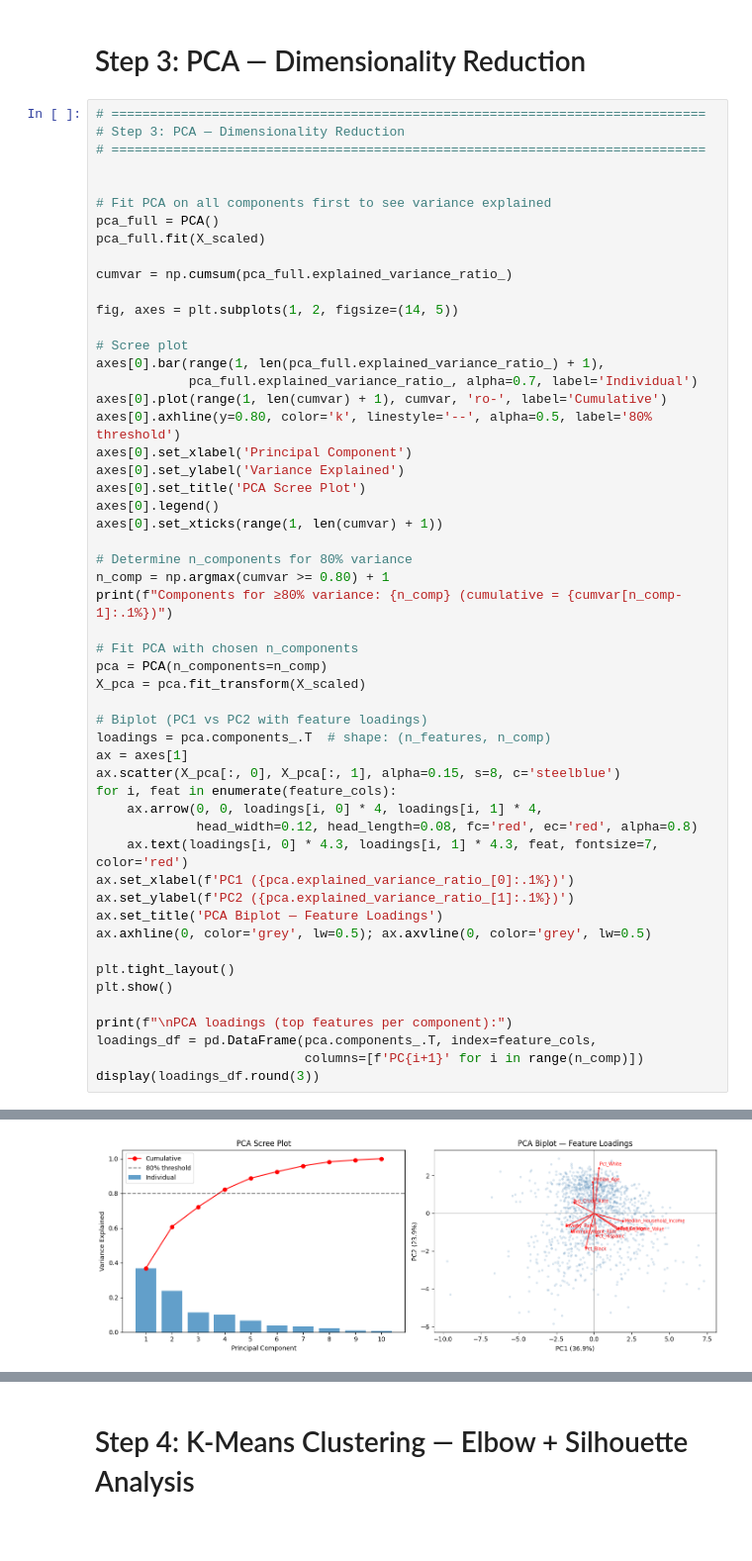
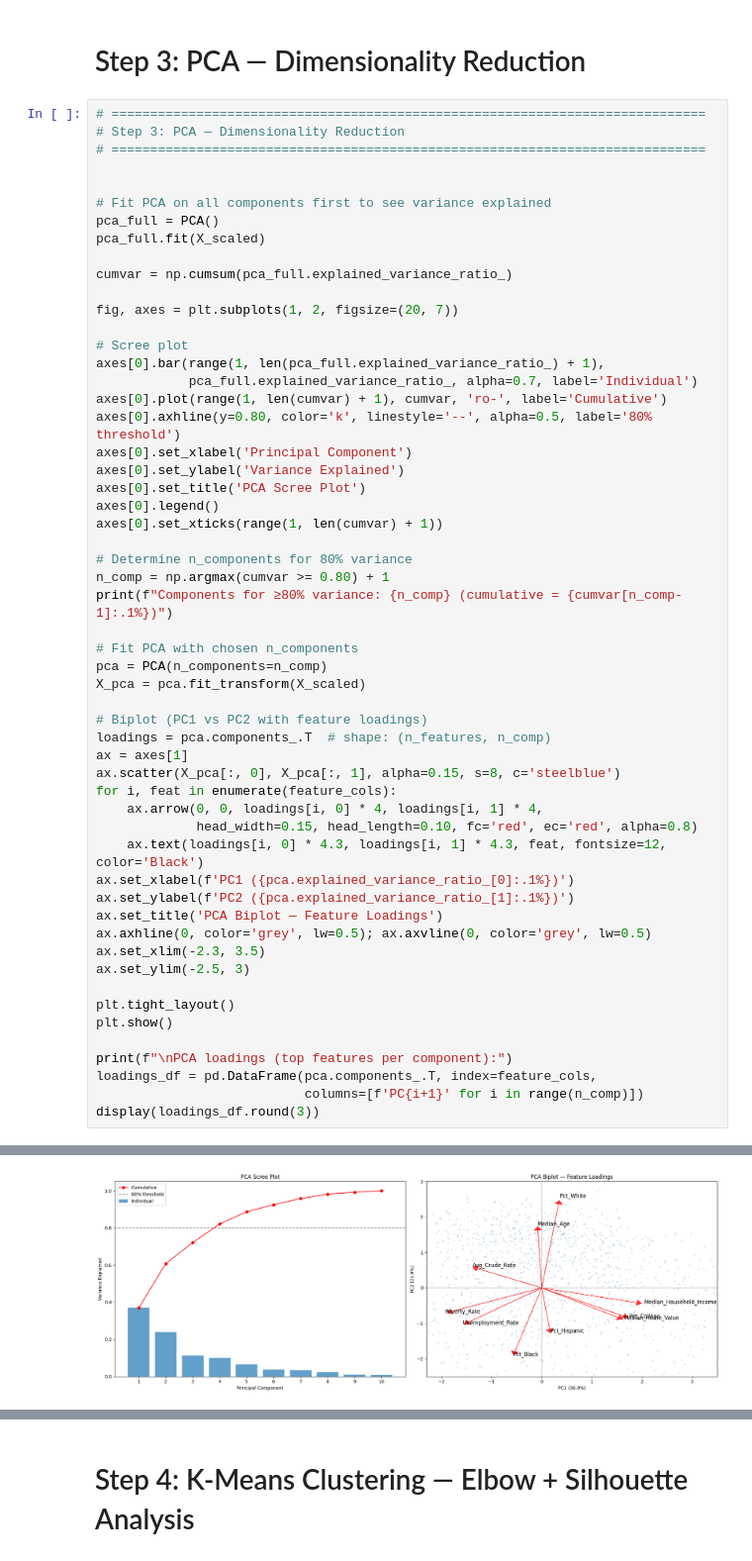
Before and after one commit to kevallabUmich/10-milestoneii_wn26, a Jupyter notebook: Unsupervised_Final.ipynb, the cells around one changed output, grey strips where cells are left out. Shown at 99% size. Saved outputs shown, nothing was run; the diff lists cells and outputs as text; blank space fills up the shorter version.

```diff
--- a/Unsupervised_Final.ipynb
+++ b/Unsupervised_Final.ipynb
@@ -572,7 +574,7 @@ pca_full.fit(X_scaled)
 
 cumvar = np.cumsum(pca_full.explained_variance_ratio_)
 
-fig, axes = plt.subplots(1, 2, figsize=(14, 5))
+fig, axes = plt.subplots(1, 2, figsize=(20, 7))
 
 # Scree plot
 axes[0].bar(range(1, len(pca_full.explained_variance_ratio_) + 1),
@@ -586,36 +588,38 @@ axes[0].legend()
 axes[0].set_xticks(range(1, len(cumvar) + 1))
 
 # Determine n_components for 80% variance
 n_comp = np.argmax(cumvar >= 0.80) + 1
 print(f"Components for ≥80% variance: {n_comp} (cumulative = {cumvar[n_comp-1]:.1%})")
 
 # Fit PCA with chosen n_components
 pca = PCA(n_components=n_comp)
 X_pca = pca.fit_transform(X_scaled)
 
 # Biplot (PC1 vs PC2 with feature loadings)
 loadings = pca.components_.T  # shape: (n_features, n_comp)
 ax = axes[1]
 ax.scatter(X_pca[:, 0], X_pca[:, 1], alpha=0.15, s=8, c='steelblue')
 for i, feat in enumerate(feature_cols):
     ax.arrow(0, 0, loadings[i, 0] * 4, loadings[i, 1] * 4,
-             head_width=0.12, head_length=0.08, fc='red', ec='red', alpha=0.8)
-    ax.text(loadings[i, 0] * 4.3, loadings[i, 1] * 4.3, feat, fontsize=7, color='red')
+             head_width=0.15, head_length=0.10, fc='red', ec='red', alpha=0.8)
+    ax.text(loadings[i, 0] * 4.3, loadings[i, 1] * 4.3, feat, fontsize=12, color='Black')
 ax.set_xlabel(f'PC1 ({pca.explained_variance_ratio_[0]:.1%})')
 ax.set_ylabel(f'PC2 ({pca.explained_variance_ratio_[1]:.1%})')
 ax.set_title('PCA Biplot — Feature Loadings')
 ax.axhline(0, color='grey', lw=0.5); ax.axvline(0, color='grey', lw=0.5)
+ax.set_xlim(-2.3, 3.5)
+ax.set_ylim(-2.5, 3)
 
 plt.tight_layout()
 plt.show()
 
 print(f"\nPCA loadings (top features per component):")
 loadings_df = pd.DataFrame(pca.components_.T, index=feature_cols,
                            columns=[f'PC{i+1}' for i in range(n_comp)])
 display(loadings_df.round(3))
 # %% [output]
 Components for ≥80% variance: 4 (cumulative = 82.1%)
-[figure, old version]
+[figure, new version]
 PCA loadings (top features per component):
 |  | PC1 | PC2 | PC3 | PC4 |
 | Avg_Crude_Rate | -0.320 | 0.136 | 0.159 | 0.538 |
```
Also changed, not shown: parts of 14 cells of this notebook, 1 other file.
